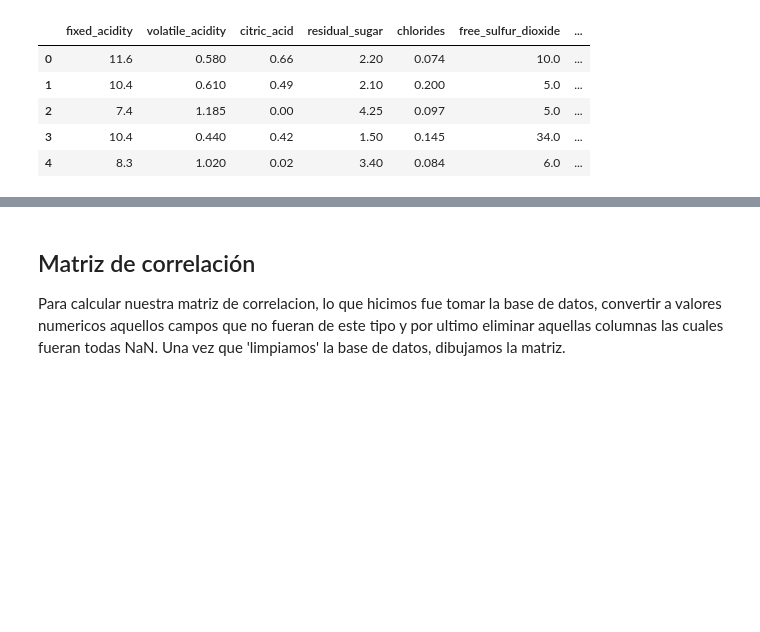
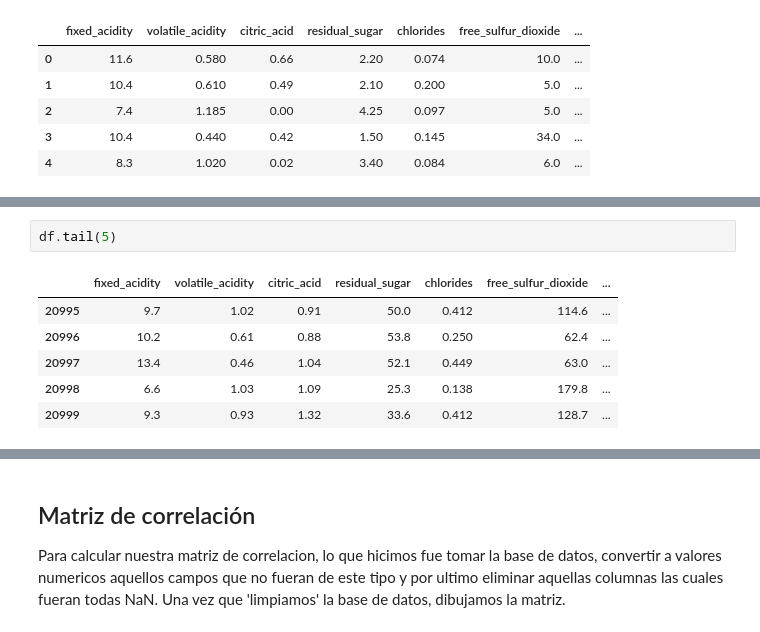
Before and after one commit to ximenafarinae/wine-prediction, a Jupyter notebook: notebooks/eda.ipynb, the cells around one changed output, grey strips where cells are left out. Drawn from its saved outputs; the diff is of its cells as text; blank space fills up the shorter version.

```diff
--- a/notebooks/eda.ipynb
+++ b/notebooks/eda.ipynb
@@ -16,3 +34,12 @@ df.head()
+# %%
+df.tail(5)
+# %% [output]
+|  | fixed_acidity | volatile_acidity | citric_acid | residual_sugar | chlorides | free_sulfur_dioxide | ... |
+| 20995 | 9.7 | 1.02 | 0.91 | 50.0 | 0.412 | 114.6 | ... |
+| 20996 | 10.2 | 0.61 | 0.88 | 53.8 | 0.250 | 62.4 | ... |
+| 20997 | 13.4 | 0.46 | 1.04 | 52.1 | 0.449 | 63.0 | ... |
+| 20998 | 6.6 | 1.03 | 1.09 | 25.3 | 0.138 | 179.8 | ... |
+| 20999 | 9.3 | 0.93 | 1.32 | 33.6 | 0.412 | 128.7 | ... |
 # %%
 df_stats = df.describe().T
 print(df_stats)
```
Also changed, not shown: parts of 10 cells of this notebook, 8 other files.
